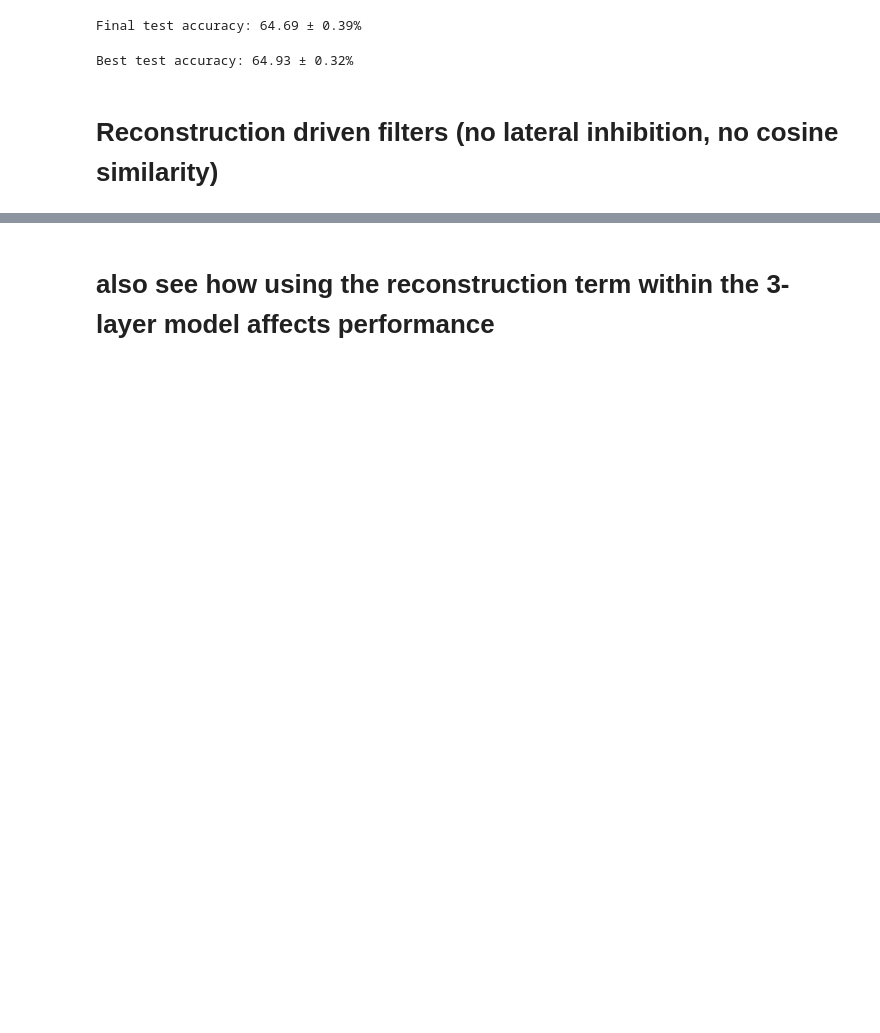
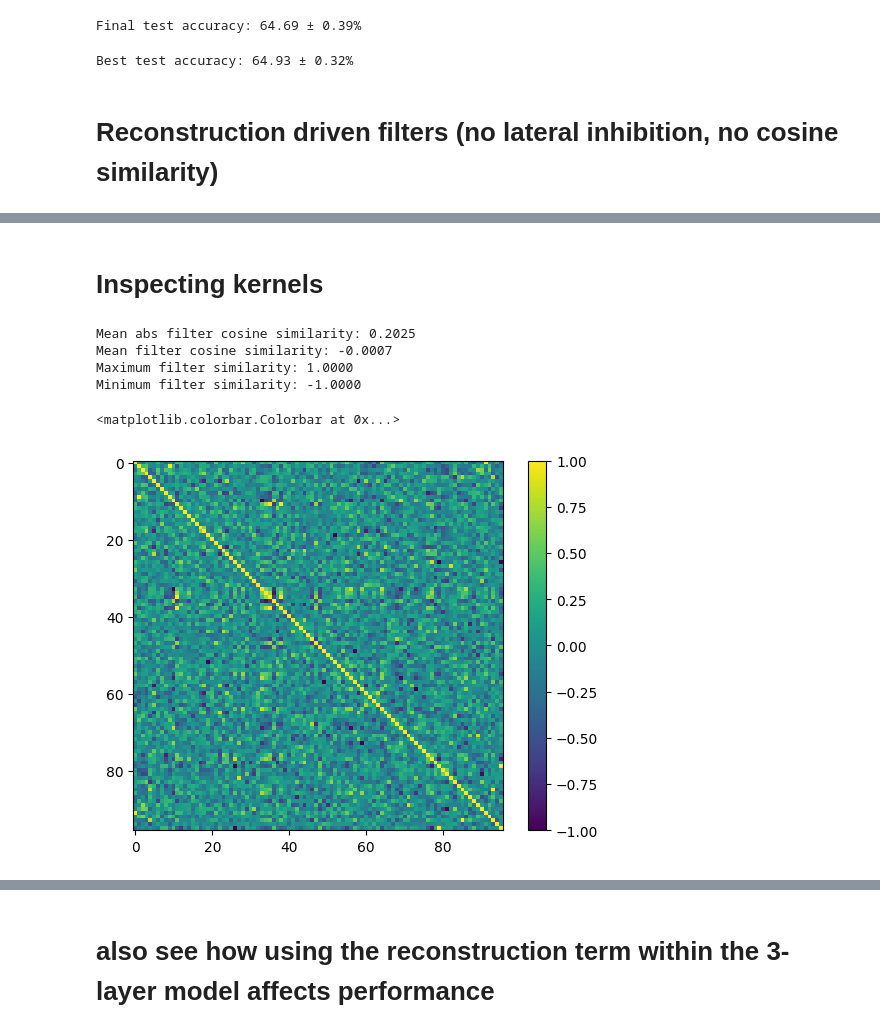
Before and after one commit to henrybattley/hebbian_cnn_experiments, a Jupyter notebook: Hebbian_Code/hebbian_experiments.ipynb, the cells around one changed output, grey strips where cells are left out. Saved outputs shown, nothing was run; the diff lists cells and outputs as text; code cells hidden in the pictures; blank space fills up the shorter version.

```diff
--- a/Hebbian_Code/hebbian_experiments.ipynb
+++ b/Hebbian_Code/hebbian_experiments.ipynb
@@ -1439,6 +1794,13 @@ zca.zca_matrix = zca.zca_matrix.to(device)
 for seed in seeds:
 
     print(f"RUN {seed + 1}/ {len(seeds)} | SEED = {seed}")
+
+    set_seed(seed)
+
+    # Generator specifically for this run
+    g = torch.Generator()
+    g.manual_seed(seed)
+
 
     train_loader = DataLoader(
         train_dataset,
@@ -1459,7 +1821,7 @@ for seed in seeds:
     generator=g
 )
 
-    set_seed(seed)
+
 
 
     #fresh model
@@ -1781,0 +2478,37 @@ model = Net_Hebbian(
+# %% [markdown]
+# Inspecting kernels
+# %%
+import torch.nn.functional as F
+
+conv_weights = model.conv1.weight.flatten(1)
+
+conv_weights = F.normalize(conv_weights, dim=1)
+
+similarity_matrix = conv_weights @ conv_weights.T
+
+mask = ~torch.eye(96, dtype=torch.bool, device=conv_weights.device)
+
+
+mean_abs_similarity = similarity_matrix[mask].abs().mean()
+mean_similarity = similarity_matrix[mask].mean()
+
+max_similarity = similarity_matrix[mask].max()
+min_similarity = similarity_matrix[mask].min()
+
+
+print(f"Mean abs filter cosine similarity: {mean_abs_similarity:.4f}")
+print(f"Mean filter cosine similarity: {mean_similarity:.4f}")
+
+print(f"Maximum filter similarity: {max_similarity:.4f}")
+print(f"Minimum filter similarity: {min_similarity:.4f}")
+# %% [output]
+Mean abs filter cosine similarity: 0.2025
+Mean filter cosine similarity: -0.0007
+Maximum filter similarity: 1.0000
+Minimum filter similarity: -1.0000
+# %%
+plt.imshow(similarity_matrix.detach().cpu(), vmin=-1, vmax=1)
+plt.colorbar()
+# %% [output]
+<matplotlib.colorbar.Colorbar at 0x...>
+[figure, added]
```
Also changed, not shown: parts of 69 cells of this notebook, 2 other files.
